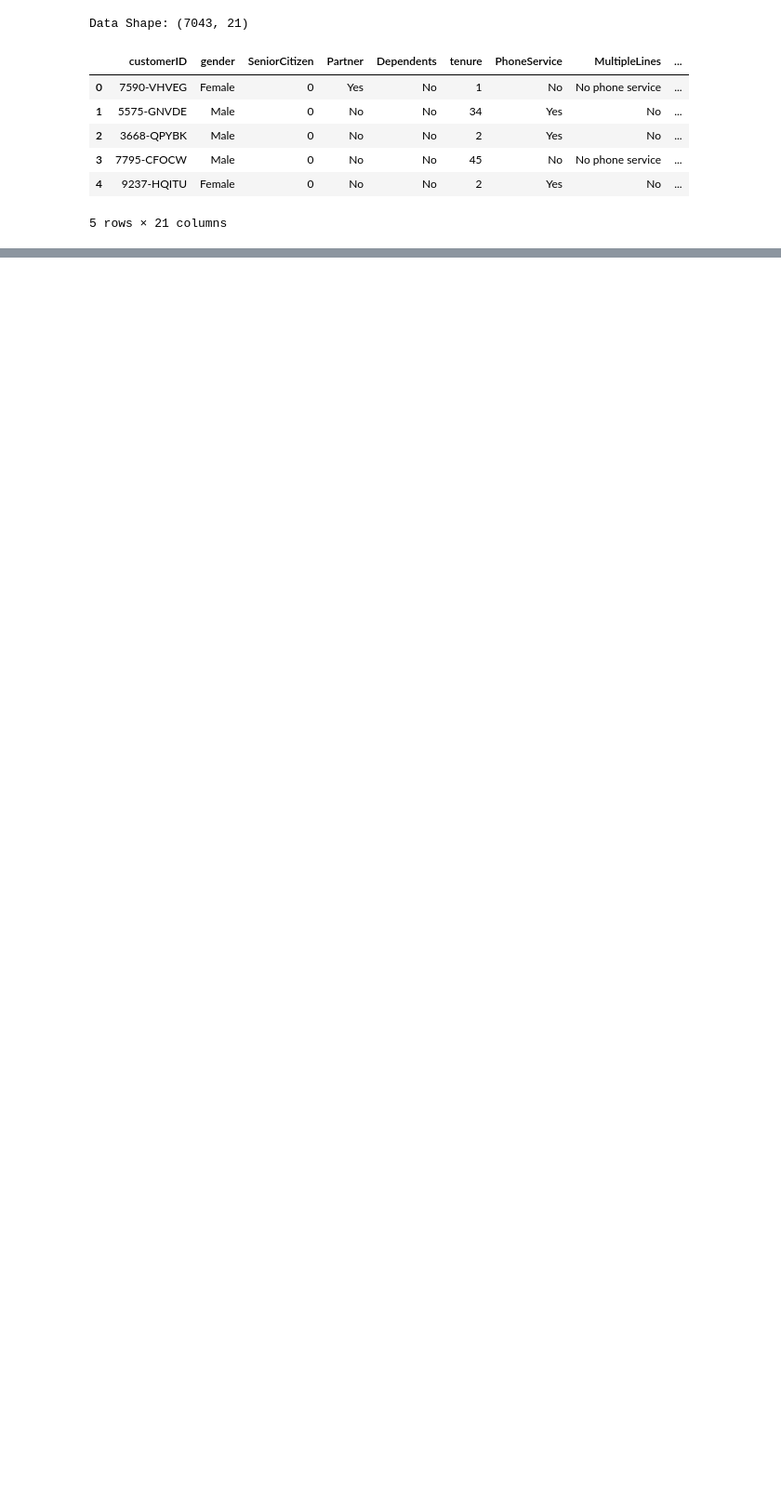
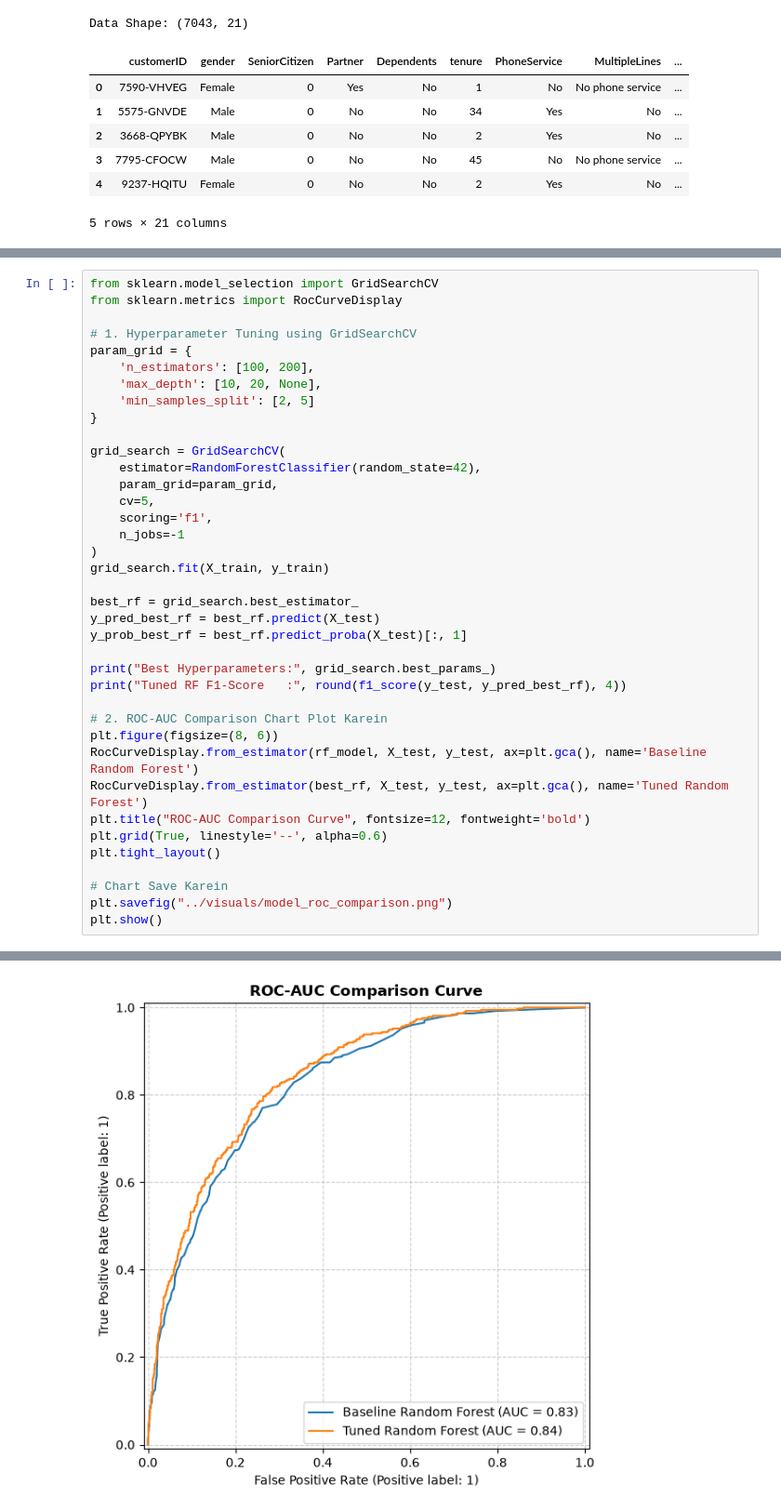
Before and after one commit to Poonam-yadav22/Customer_Churn_LTV_Pipeline, a Jupyter notebook: Notebooks/04_machine_learning_pipeline.ipynb, the cells around one changed output, grey strips where cells are left out. Shown at 93% size. Saved outputs shown, nothing was run; the diff lists cells and outputs as text; blank space fills up the shorter version.

```diff
--- a/Notebooks/04_machine_learning_pipeline.ipynb
+++ b/Notebooks/04_machine_learning_pipeline.ipynb
@@ -111,0 +169,39 @@ Data Shape: (7043, 21)
+# %%
+from sklearn.model_selection import GridSearchCV
+from sklearn.metrics import RocCurveDisplay
+
+# 1. Hyperparameter Tuning using GridSearchCV
+param_grid = {
+    'n_estimators': [100, 200],
+    'max_depth': [10, 20, None],
+    'min_samples_split': [2, 5]
+}
+
+grid_search = GridSearchCV(
+    estimator=RandomForestClassifier(random_state=42),
+    param_grid=param_grid,
+    cv=5,
+    scoring='f1',
+    n_jobs=-1
+)
+grid_search.fit(X_train, y_train)
+
+best_rf = grid_search.best_estimator_
+y_pred_best_rf = best_rf.predict(X_test)
+y_prob_best_rf = best_rf.predict_proba(X_test)[:, 1]
+
+print("Best Hyperparameters:", grid_search.best_params_)
+print("Tuned RF F1-Score   :", round(f1_score(y_test, y_pred_best_rf), 4))
+
+# 2. ROC-AUC Comparison Chart Plot Karein
+plt.figure(figsize=(8, 6))
+RocCurveDisplay.from_estimator(rf_model, X_test, y_test, ax=plt.gca(), name='Baseline Random Forest')
+RocCurveDisplay.from_estimator(best_rf, X_test, y_test, ax=plt.gca(), name='Tuned Random Forest')
+plt.title("ROC-AUC Comparison Curve", fontsize=12, fontweight='bold')
+plt.grid(True, linestyle='--', alpha=0.6)
+plt.tight_layout()
+
+# Chart Save Karein
+plt.savefig("../visuals/model_roc_comparison.png")
+plt.show()
+# %% [output]
@@ -111,0 +210 @@ Data Shape: (7043, 21)
+[figure, added]
```
Also changed, not shown: parts of 4 cells of this notebook, 2 other files.
